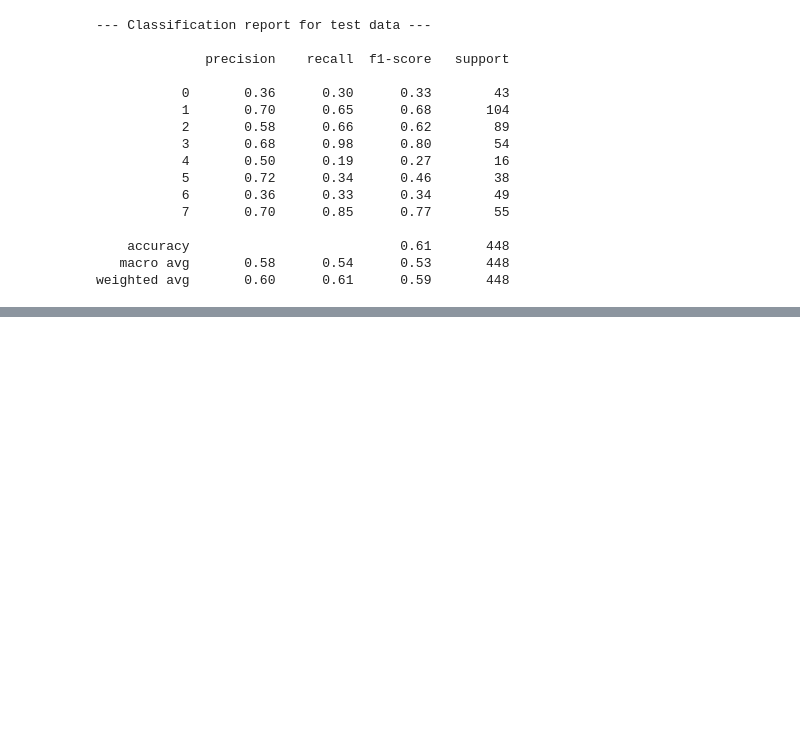
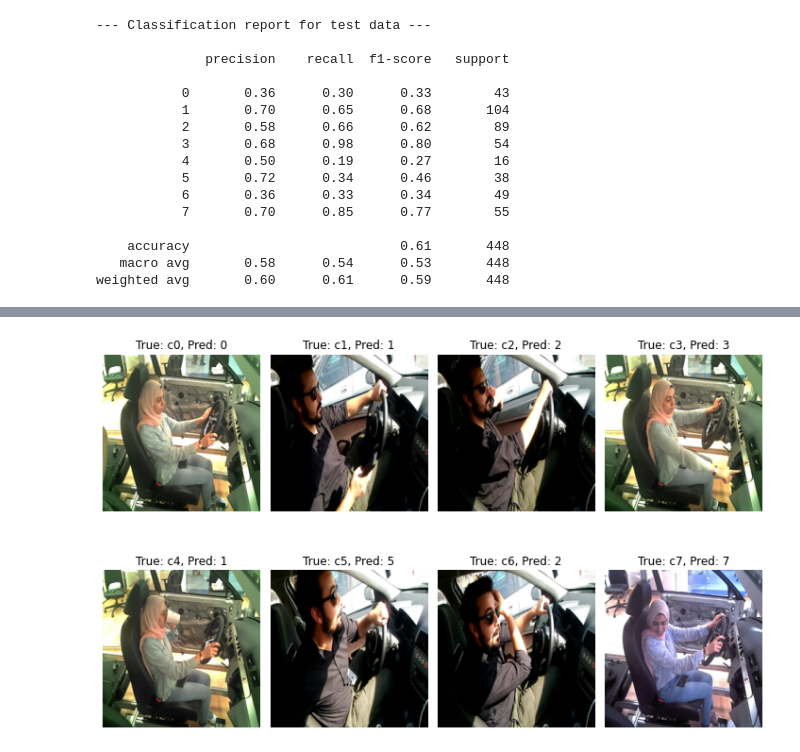
Before and after one commit to wamikamalik/CS3244-Group-8-Project-2, a Jupyter notebook: Final/notebooks/ensemble_classifiers.ipynb, the cells around one changed output, grey strips where cells are left out. Cells and saved outputs as stored; diff of their text form; code cells hidden in the pictures; blank space fills up the shorter version.

Commit message:
add unseen preds to ensemble

```diff
--- a/Final/notebooks/ensemble_classifiers.ipynb
+++ b/Final/notebooks/ensemble_classifiers.ipynb
@@ -630,3 +631,66 @@ print(classification_report(expected_output_labels_unseen, ensemble_ypred))
     accuracy                           0.61       448
    macro avg       0.58      0.54      0.53       448
 weighted avg       0.60      0.61      0.59       448
+# %%
+imgs = []
+y_preds = []
+y_trues = []
+img_number = [40, 32, 28, 40, 10, 15, 12, 34]
+i = 0
+
+for cls in os.listdir(ORIG_DATA_PATH):
+    if cls != '.DS_Store':
+        print(cls)
+        cls_path = os.path.join(ORIG_DATA_PATH, cls)
+        img_name = os.listdir(cls_path)[img_number[i]]
+        img_path = os.path.join(cls_path, img_name)
+        #original
+        img = Image.open(img_path).convert("RGB")
+        img_resize = img.resize((224, 224))
+        imgs.append(img_resize)
+        img_array = np.asarray(img_resize)
+        img_array = np.expand_dims(img_array, axis=0)
+        input_data = img_array/255.0
+        y_pred_orig = orig_model.predict(input_data)
+        #face
+        img_face = Image.open(os.path.join(FACE_DATA_PATH, cls, img_name)).convert("RGB")
+        img_resize = img_face.resize((75, 100))
+        img_array = np.asarray(img_resize)
+        img_array = np.expand_dims(img_array, axis=0)
+        input_data = img_array/255.0
+        y_pred_face = face_model.predict(input_data)
+        #hand
+        img_face = Image.open(os.path.join(HANDS_DATA_PATH, cls, img_name)).convert("RGB")
+        img_resize = img_face.resize((75, 100))
+        img_array = np.asarray(img_resize)
+        img_array = np.expand_dims(img_array, axis=0)
+        input_data = img_array/255.0
+        y_pred_hand = hand_model.predict(input_data)
+        #final pred
+        networks_outputs = np.asarray([y_pred_orig[0], y_pred_face[0], y_pred_hand[0]])
+        weighted_pred = weighted_probability(num_of_classifiers, num_of_classes, networks_outputs, best_weights)
+        y_preds.append(np.argmax(weighted_pred))
+        y_trues.append(cls)
+        i += 1
+
+fig, axes = plt.subplots(nrows=2, ncols=4, figsize=(10, 7))
+for i, ax in enumerate(axes.flat):
+    # Plot the image
+    img = imgs[i]
+    ax.imshow(img)
+    ax.axis('off')
+
+    # Get the true and predicted labels
+    true_label = y_trues[i]
+    pred_label = y_preds[i]
+
+    # Set the title of the plot with the true and predicted labels
+    ax.set_title(f'True: {true_label}, Pred: {pred_label}')
+
+    # Break out of the loop after 12 images have been plotted
+    if i == 7:
+        break
+
+plt.tight_layout()
+plt.show()
+# %% [output]
@@ -632,0 +714 @@ weighted avg       0.60      0.61      0.59       448
+[figure, added]
```
Also changed, not shown: parts of 2 cells of this notebook.
